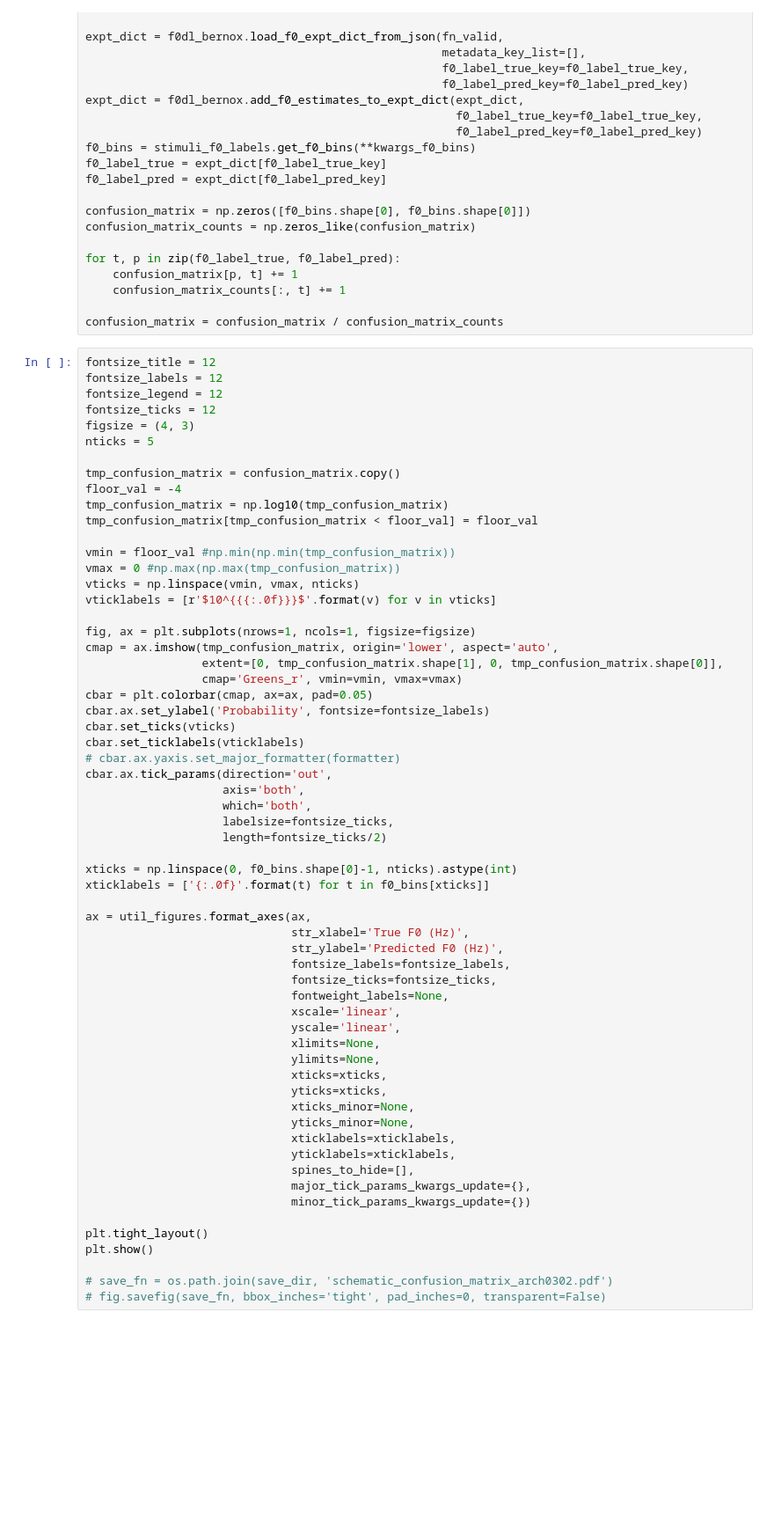
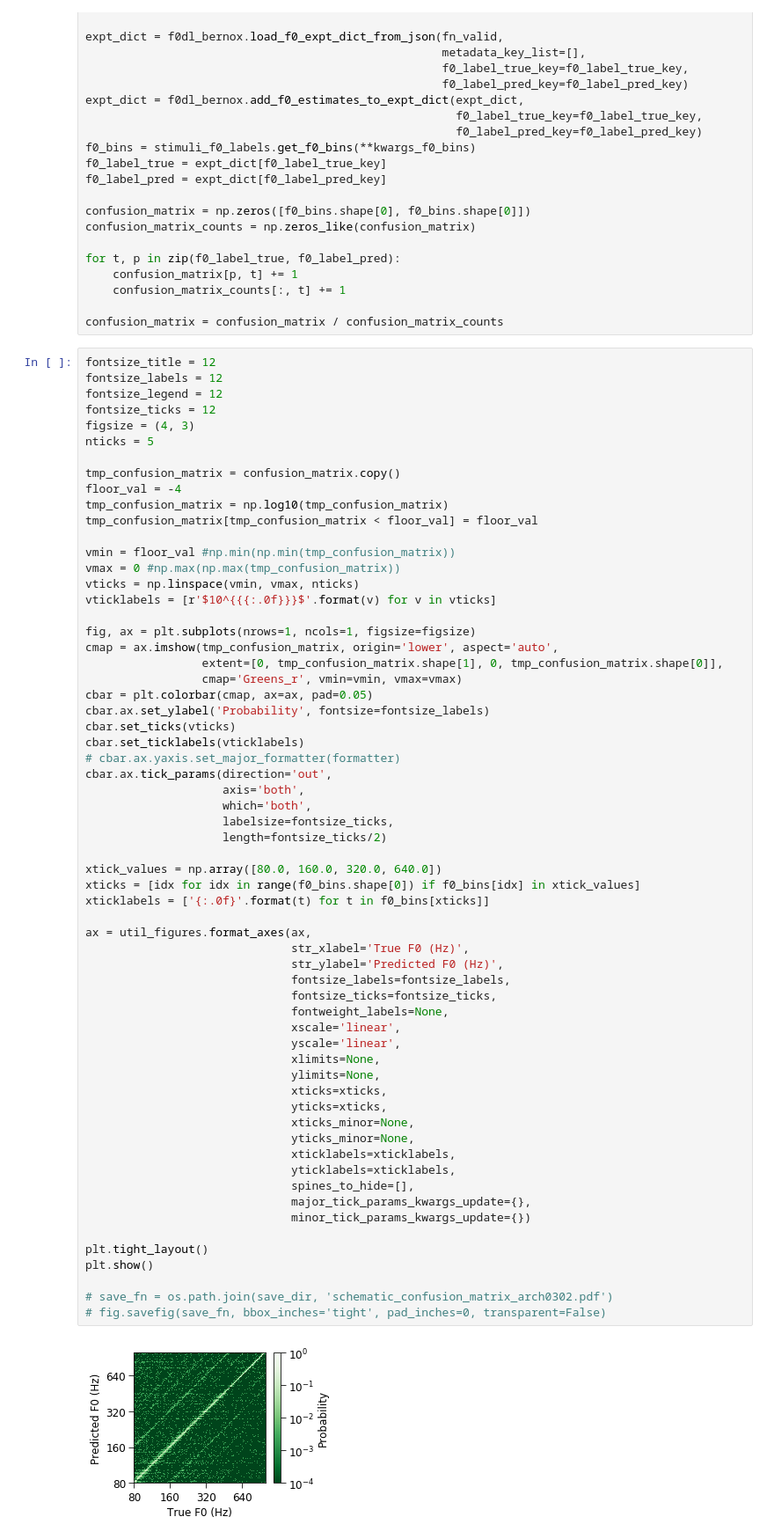
Before and after one commit to msaddler/pitchnet, a Jupyter notebook: notebook_figures_stimuli.ipynb, the cells around one changed output. Shown at 88% size. Saved outputs shown, nothing was run; the diff lists cells and outputs as text; blank space fills up the shorter version.

```diff
--- a/notebook_figures_stimuli.ipynb
+++ b/notebook_figures_stimuli.ipynb
@@ -876,34 +876,37 @@ cbar.ax.tick_params(direction='out',
                     labelsize=fontsize_ticks,
                     length=fontsize_ticks/2)
 
-xticks = np.linspace(0, f0_bins.shape[0]-1, nticks).astype(int)
+xtick_values = np.array([80.0, 160.0, 320.0, 640.0])
+xticks = [idx for idx in range(f0_bins.shape[0]) if f0_bins[idx] in xtick_values]
 xticklabels = ['{:.0f}'.format(t) for t in f0_bins[xticks]]
 
 ax = util_figures.format_axes(ax,
                               str_xlabel='True F0 (Hz)',
                               str_ylabel='Predicted F0 (Hz)',
                               fontsize_labels=fontsize_labels,
                               fontsize_ticks=fontsize_ticks,
                               fontweight_labels=None,
                               xscale='linear',
                               yscale='linear',
                               xlimits=None,
                               ylimits=None,
                               xticks=xticks,
                               yticks=xticks,
                               xticks_minor=None,
                               yticks_minor=None,
                               xticklabels=xticklabels,
                               yticklabels=xticklabels,
                               spines_to_hide=[],
                               major_tick_params_kwargs_update={},
                               minor_tick_params_kwargs_update={})
 
 plt.tight_layout()
 plt.show()
 
 # save_fn = os.path.join(save_dir, 'schematic_confusion_matrix_arch0302.pdf')
 # fig.savefig(save_fn, bbox_inches='tight', pad_inches=0, transparent=False)
+# %% [output]
+[figure, added]
 # %%
 import os
 import sys
```
Also changed, not shown: parts of 2 cells of this notebook.
